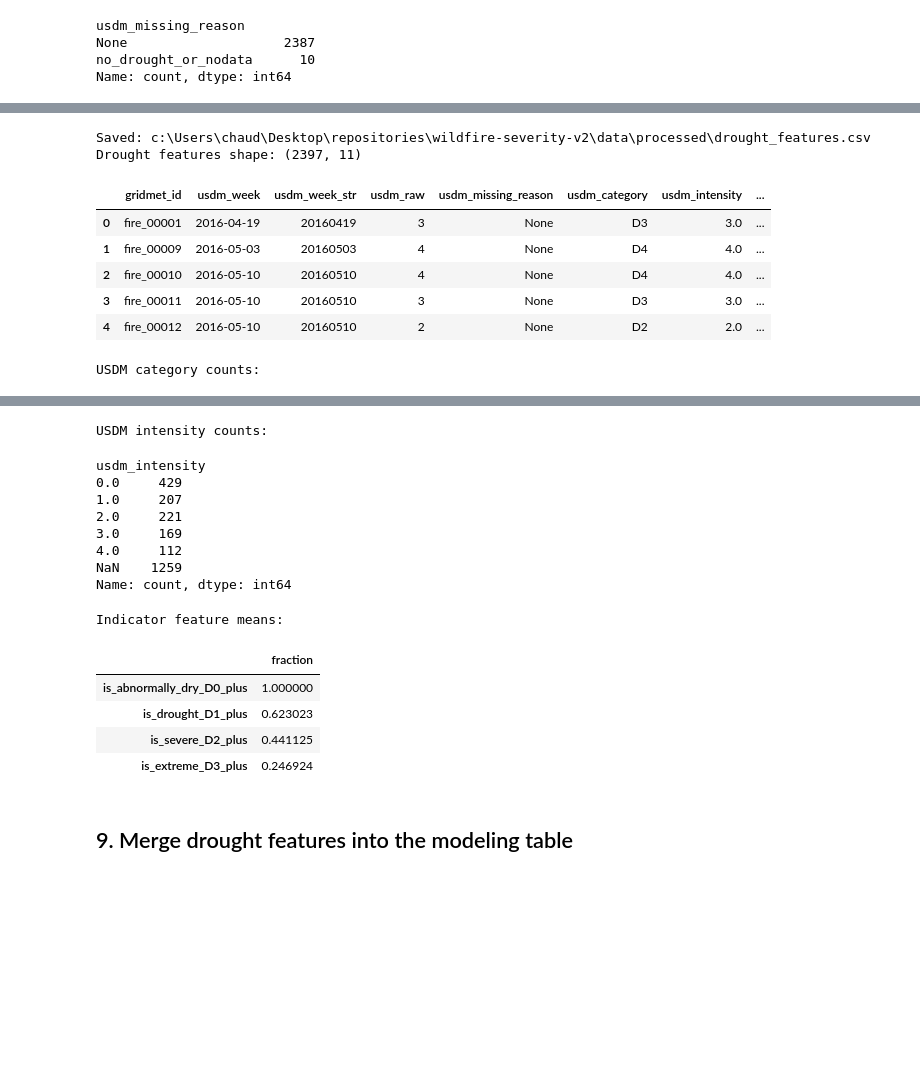
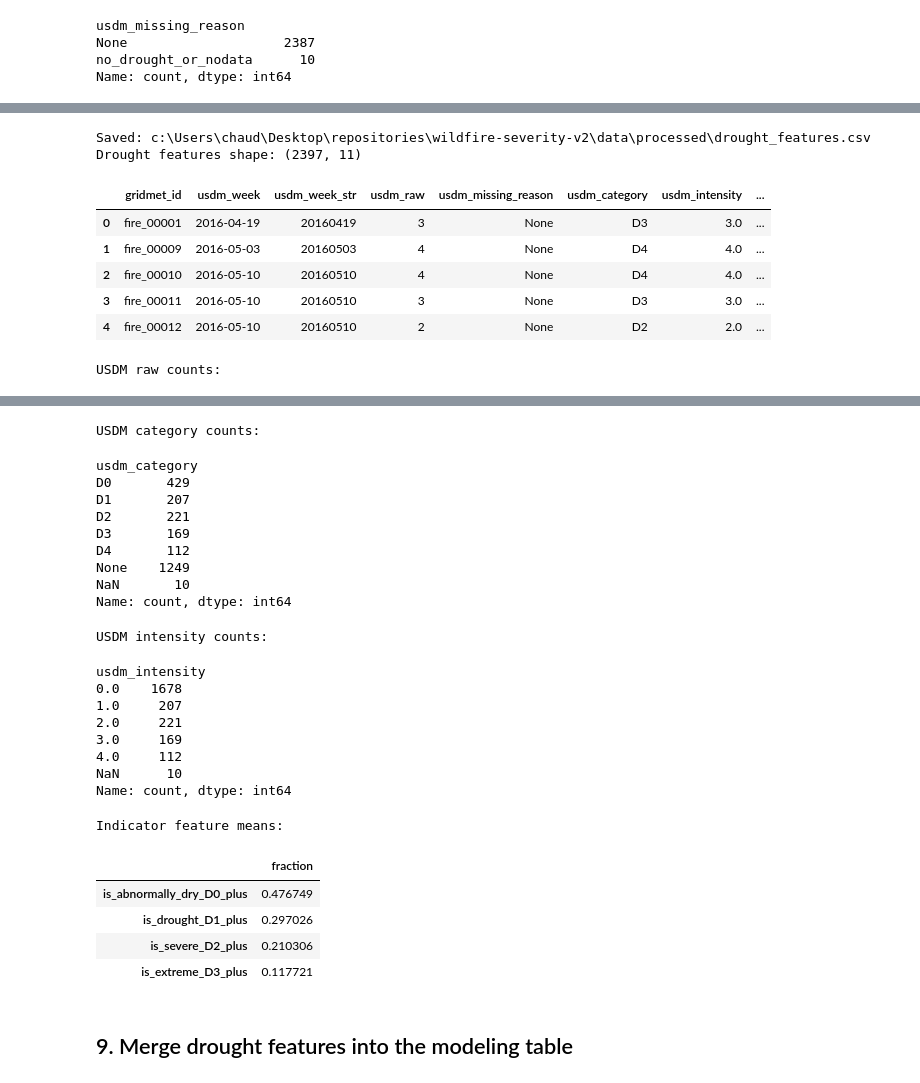
Before and after one commit to mynameisdevinchau/wildfire-severity-v2, a Jupyter notebook: notebooks/drought_enrichment_fixed.ipynb, the cells around one changed output, grey strips where cells are left out. Drawn from its saved outputs; the diff is of its cells as text; code cells hidden in the pictures; blank space fills up the shorter version.

Commit message:
drought: fixed drought file encoding

```diff
--- a/notebooks/drought_enrichment_fixed.ipynb
+++ b/notebooks/drought_enrichment_fixed.ipynb
@@ -442,15 +454,18 @@ def usdm_category_from_raw(value):
     except Exception:
         return np.nan
 
+    # Observed USDM raster encoding in this project:
+    # -9 = raster nodata
+    # -1 = none/no drought
+    #  0 = D0, 1 = D1, 2 = D2, 3 = D3, 4 = D4
     mapping = {
-        -9999: "None",
-        -999: "None",
-        255: "None",
-        0: "D0",
-        1: "D1",
-        2: "D2",
-        3: "D3",
-        4: "D4",
+        -9: np.nan,
+        -1: "None",
+         0: "D0",
+         1: "D1",
+         2: "D2",
+         3: "D3",
+         4: "D4",
     }
 
     return mapping.get(value, np.nan)
@@ -475,31 +490,31 @@ def usdm_intensity_from_category(category):
 drought_features["usdm_category"] = drought_features["usdm_raw"].apply(usdm_category_from_raw)
 drought_features["usdm_intensity"] = drought_features["usdm_category"].apply(usdm_intensity_from_category)
 
-# Use numeric 0/1 flags instead of bools so missing values are allowed.
 valid_intensity = drought_features["usdm_intensity"].notna()
 
+# Store indicators as numeric 0/1 floats so they can safely hold NaN for true missing values.
 drought_features["is_abnormally_dry_D0_plus"] = np.where(
     valid_intensity,
-    drought_features["usdm_category"].isin(["D0", "D1", "D2", "D3", "D4"]).astype(int),
-    np.nan
+    drought_features["usdm_category"].isin(["D0", "D1", "D2", "D3", "D4"]).astype(float),
+    np.nan,
 )
 
 drought_features["is_drought_D1_plus"] = np.where(
     valid_intensity,
-    (drought_features["usdm_intensity"] >= 1).astype(int),
-    np.nan
+    (drought_features["usdm_intensity"] >= 1).astype(float),
+    np.nan,
 )
 
 drought_features["is_severe_D2_plus"] = np.where(
     valid_intensity,
-    (drought_features["usdm_intensity"] >= 2).astype(int),
-    np.nan
+    (drought_features["usdm_intensity"] >= 2).astype(float),
+    np.nan,
 )
 
 drought_features["is_extreme_D3_plus"] = np.where(
     valid_intensity,
-    (drought_features["usdm_intensity"] >= 3).astype(int),
-    np.nan
+    (drought_features["usdm_intensity"] >= 3).astype(float),
+    np.nan,
 )
 
 drought_features.to_csv(DROUGHT_FEATURES_PATH, index=False)
@@ -508,6 +523,9 @@ print("Saved:", DROUGHT_FEATURES_PATH)
 print("Drought features shape:", drought_features.shape)
 
 display(drought_features.head())
+
+print("USDM raw counts:")
+display(drought_features["usdm_raw"].value_counts(dropna=False).sort_index())
 
 print("USDM category counts:")
 display(drought_features["usdm_category"].value_counts(dropna=False).sort_index())
@@ -533,4 +551,4 @@ Drought features shape: (2397, 11)
 | 2 | fire_00010 | 2016-05-10 | 20160510 | 4 | None | D4 | 4.0 | ... |
 | 3 | fire_00011 | 2016-05-10 | 20160510 | 3 | None | D3 | 3.0 | ... |
 | 4 | fire_00012 | 2016-05-10 | 20160510 | 2 | None | D2 | 2.0 | ... |
-USDM category counts:
+USDM raw counts:
@@ -544,19 +563,29 @@ NaN    1259
 Name: count, dtype: int64
-USDM intensity counts:
+USDM category counts:
-usdm_intensity
-0.0     429
-1.0     207
-2.0     221
-3.0     169
-4.0     112
-NaN    1259
+usdm_category
+D0       429
+D1       207
+D2       221
+D3       169
+D4       112
+None    1249
+NaN       10
 Name: count, dtype: int64
-Indicator feature means:
+USDM intensity counts:
+usdm_intensity
+0.0    1678
+1.0     207
+2.0     221
+3.0     169
+4.0     112
+NaN      10
+Name: count, dtype: int64
+Indicator feature means:
 |  | fraction |
-| is_abnormally_dry_D0_plus | 1.000000 |
-| is_drought_D1_plus | 0.623023 |
-| is_severe_D2_plus | 0.441125 |
-| is_extreme_D3_plus | 0.246924 |
+| is_abnormally_dry_D0_plus | 0.476749 |
+| is_drought_D1_plus | 0.297026 |
+| is_severe_D2_plus | 0.210306 |
+| is_extreme_D3_plus | 0.117721 |
 # %% [markdown]
 ## 9. Merge drought features into the modeling table
 # %%
```
Also changed, not shown: parts of 4 cells of this notebook.
